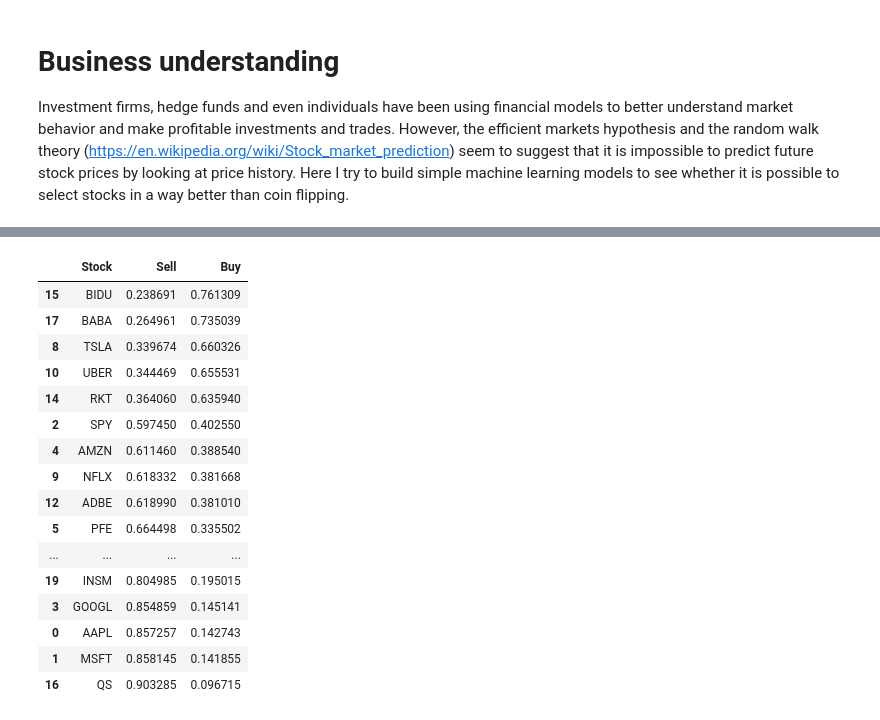
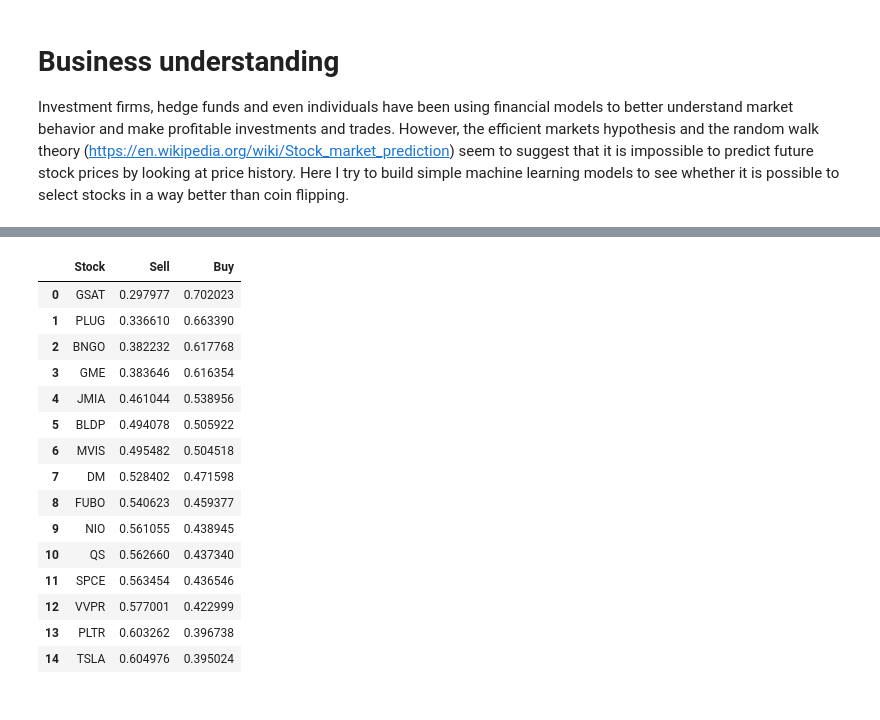
Before and after one commit to maiweijie2009/Seattle_airbnb, a Jupyter notebook: Stock_prediction.ipynb, the cells around one changed output, grey strips where cells are left out. Cells and saved outputs as stored; diff of their text form; code cells hidden in the pictures.

Commit message:
Random forest classifier. Better test. Reasonable results

```diff
--- a/Stock_prediction.ipynb
+++ b/Stock_prediction.ipynb
@@ -420,8 +198,8 @@ Y_all = pd.DataFrame()
 # create dataset for model training and tesing
 for ticker in tickers:
   df = df_w_feature[ticker]
-  df = df.dropna() # drop na
-  X_all = pd.concat([X_all,df.iloc[:,7:-1]])
-  Y_all = pd.concat([Y_all,df.iloc[:,-1]])
+  df = df.dropna() # drop na. Data before IPO of each stock will be drop
+  X_all = pd.concat([X_all,df.iloc[:,8:]])
+  Y_all = pd.concat([Y_all,df['Buy']])
 
 Y_all = Y_all.astype('int')
@@ -436,10 +226,12 @@ Y_test = Y_all[Y_all.index>='2020']
 clf_ensemble_instance = RandomForestClassifier(max_depth=15)
 # define paramter space used the grid search of model hyperparameters
 param_grid = {
-    'n_estimators': [100,200,300],
-    'max_features': ['auto', 'sqrt', 'log2'],
-    'max_depth' : [2,4,8,None],
-    'class_weight': ['balanced','balanced_subsample']
+    'n_estimators': [100],
+    'max_features': ['auto'],
+    'max_depth' : [12],
+    # 'class_weight': ['balanced_subsample'],
+    'class_weight':[{0:1.5,1:1}],
+    'n_jobs': [-1], # use all cores, much faster
 }
 clf_ensemble = GridSearchCV(estimator=clf_ensemble_instance, param_grid=param_grid, cv= 5)
 clf_ensemble.fit(X_train,Y_train.values.ravel())
@@ -489,0 +290,4 @@ Best parameters found:
+# %%
+# train a model using all data with the optimized parameter
+clf = RandomForestClassifier(**hyper_paras)
+clf.fit(X_all,Y_all.values.ravel())
@@ -491,12 +350,22 @@ Best parameters found:
 # make prediction of all stocks of interst, with class probability
 predict_list = []
 stocks = []
+current_date = pd.Timestamp(datetime.now().date())
 for ticker in tickers:
   stocks.append(ticker)
-  X_interest = df_w_feature[ticker].iloc[-1,7:-1]
-  predict_list.append(clf_ensemble.predict_proba(X_interest.values.reshape(1, -1))[0].tolist())
+  stock = yf.Ticker(ticker)
+  df = get_label(stock.history(period=period),future = future,margin = margin,remove=False)
+  df = get_indicators(df)
+
+  # before the end of market, the last row show be removed. After end of market, the last row should not be removed
+  if df.index[-1]==current_date:
+    df = df.iloc[:-1] #remove the last row if its timestamp is the same as present day
+
+  X_interest = df.iloc[-1,8:]
+  predict_list.append(clf.predict_proba(X_interest.values.reshape(1, -1))[0].tolist())
   # print('Stock price of {} increase?: {} {}'.format(stock, clf_ensemble.predict(X_interest.values.reshape(1, -1))[0],clf_ensemble.predict_proba(X_interest.values.reshape(1, -1))))# print prediction
 
 predict_df = pd.DataFrame(predict_list,columns=['Sell','Buy'])
 predict_df['Stock'] = stocks
 predict_df = predict_df[['Stock','Sell','Buy']].sort_values(by='Buy',ascending=False)
+predict_df.reset_index(inplace=True,drop=True)
@@ -503,20 +389,19 @@ predict_df = predict_df[['Stock','Sell','Buy']].sort_values(by='Buy',ascending=F
 # %%
-predict_df
+predict_df.head(15)
 # %% [output]
 |  | Stock | Sell | Buy |
-| 15 | BIDU | 0.238691 | 0.761309 |
-| 17 | BABA | 0.264961 | 0.735039 |
-| 8 | TSLA | 0.339674 | 0.660326 |
-| 10 | UBER | 0.344469 | 0.655531 |
-| 14 | RKT | 0.364060 | 0.635940 |
-| 2 | SPY | 0.597450 | 0.402550 |
-| 4 | AMZN | 0.611460 | 0.388540 |
-| 9 | NFLX | 0.618332 | 0.381668 |
-| 12 | ADBE | 0.618990 | 0.381010 |
-| 5 | PFE | 0.664498 | 0.335502 |
-| ... | ... | ... | ... |
-| 19 | INSM | 0.804985 | 0.195015 |
-| 3 | GOOGL | 0.854859 | 0.145141 |
-| 0 | AAPL | 0.857257 | 0.142743 |
-| 1 | MSFT | 0.858145 | 0.141855 |
-| 16 | QS | 0.903285 | 0.096715 |
+| 0 | GSAT | 0.297977 | 0.702023 |
+| 1 | PLUG | 0.336610 | 0.663390 |
+| 2 | BNGO | 0.382232 | 0.617768 |
+| 3 | GME | 0.383646 | 0.616354 |
+| 4 | JMIA | 0.461044 | 0.538956 |
+| 5 | BLDP | 0.494078 | 0.505922 |
+| 6 | MVIS | 0.495482 | 0.504518 |
+| 7 | DM | 0.528402 | 0.471598 |
+| 8 | FUBO | 0.540623 | 0.459377 |
+| 9 | NIO | 0.561055 | 0.438945 |
+| 10 | QS | 0.562660 | 0.437340 |
+| 11 | SPCE | 0.563454 | 0.436546 |
+| 12 | VVPR | 0.577001 | 0.422999 |
+| 13 | PLTR | 0.603262 | 0.396738 |
+| 14 | TSLA | 0.604976 | 0.395024 |
```
Also changed, not shown: parts of 30 cells of this notebook.
